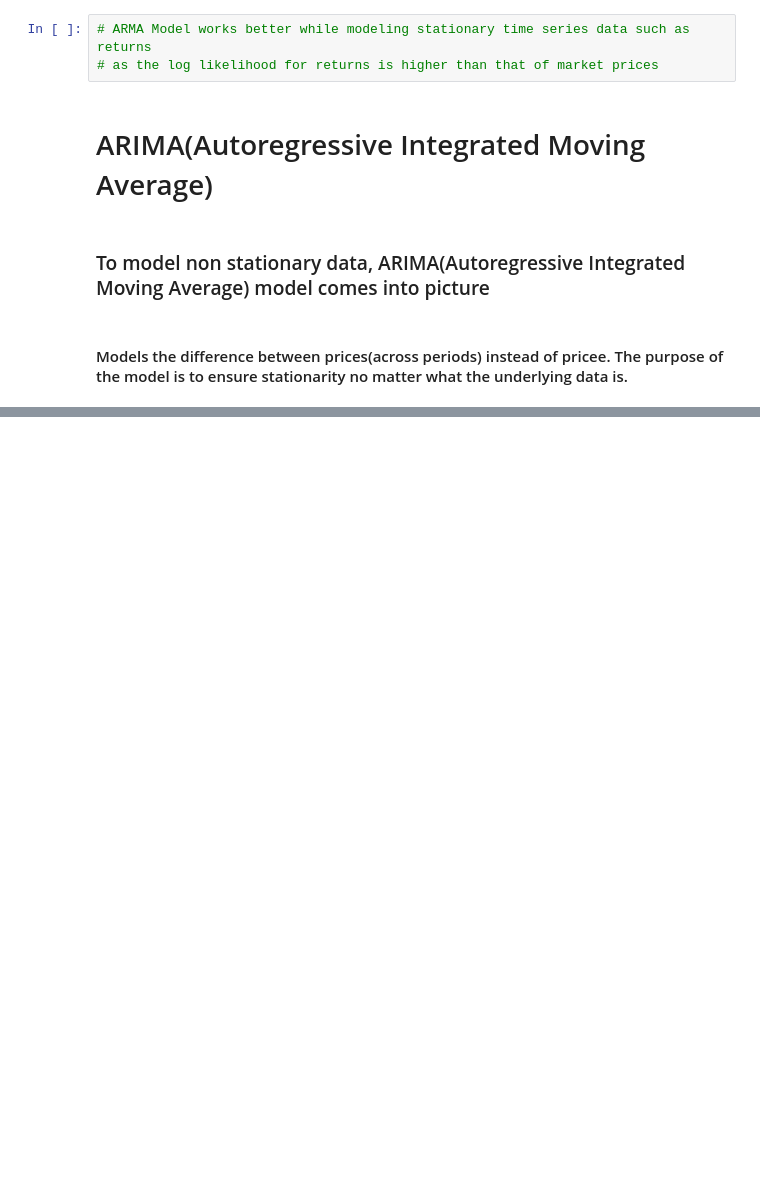
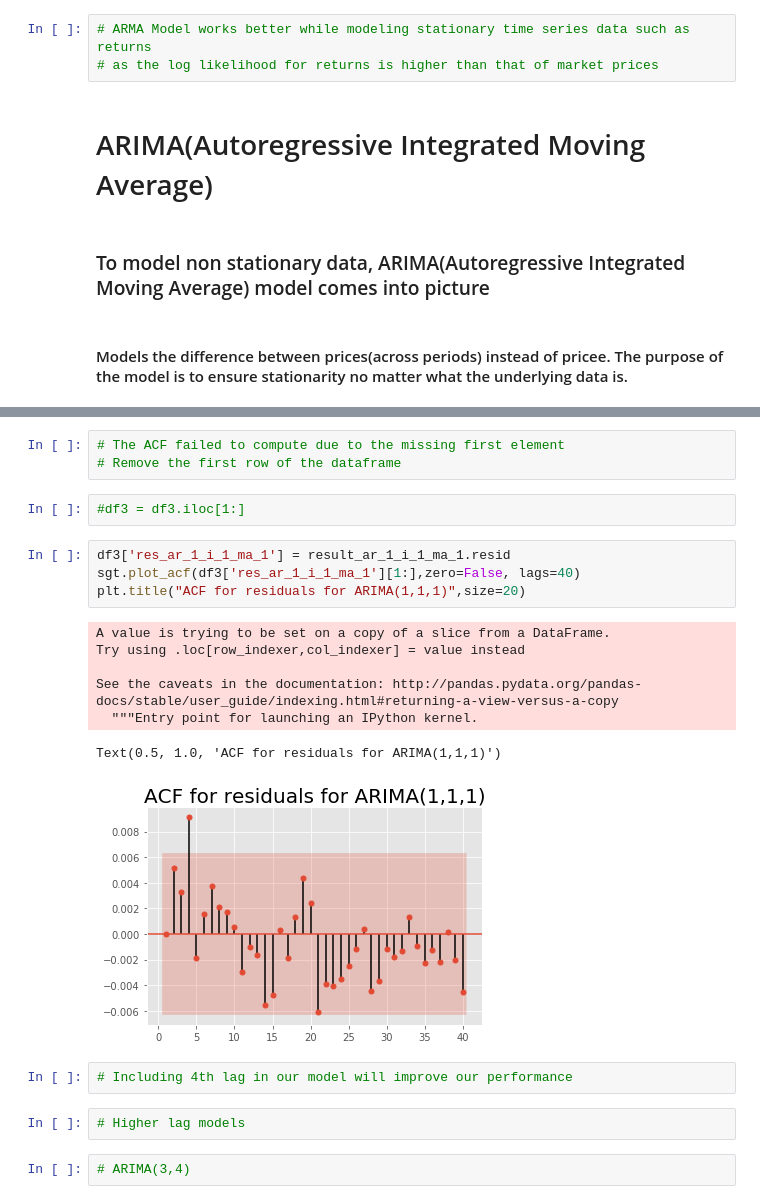
Before and after one commit to BAGLAT/Time-Series-Analysis-HFT, a Jupyter notebook: Time Series SPY 1 Min.ipynb, the cells around one changed output, grey strips where cells are left out. Drawn from its saved outputs; the diff is of its cells as text; blank space fills up the shorter version.

```diff
--- a/Time Series SPY 1 Min.ipynb
+++ b/Time Series SPY 1 Min.ipynb
@@ -1373,0 +1423,23 @@ Text(0.5, 1.0, 'ACF LAG')
+# %%
+# The ACF failed to compute due to the missing first element
+# Remove the first row of the dataframe
+# %%
+#df3 = df3.iloc[1:]
+# %%
+df3['res_ar_1_i_1_ma_1'] = result_ar_1_i_1_ma_1.resid
+sgt.plot_acf(df3['res_ar_1_i_1_ma_1'][1:],zero=False, lags=40)
+plt.title("ACF for residuals for ARIMA(1,1,1)",size=20)
+# %% [output]
+A value is trying to be set on a copy of a slice from a DataFrame.
+Try using .loc[row_indexer,col_indexer] = value instead
+
+See the caveats in the documentation: http://pandas.pydata.org/pandas-docs/stable/user_guide/indexing.html#returning-a-view-versus-a-copy
+  """Entry point for launching an IPython kernel.
+Text(0.5, 1.0, 'ACF for residuals for ARIMA(1,1,1)')
+[figure, added]
+# %%
+# Including 4th lag in our model will improve our performance
+# %%
+# Higher lag models
+# %%
+# ARIMA(3,4)
```
Also changed, not shown: parts of 20 cells of this notebook.
